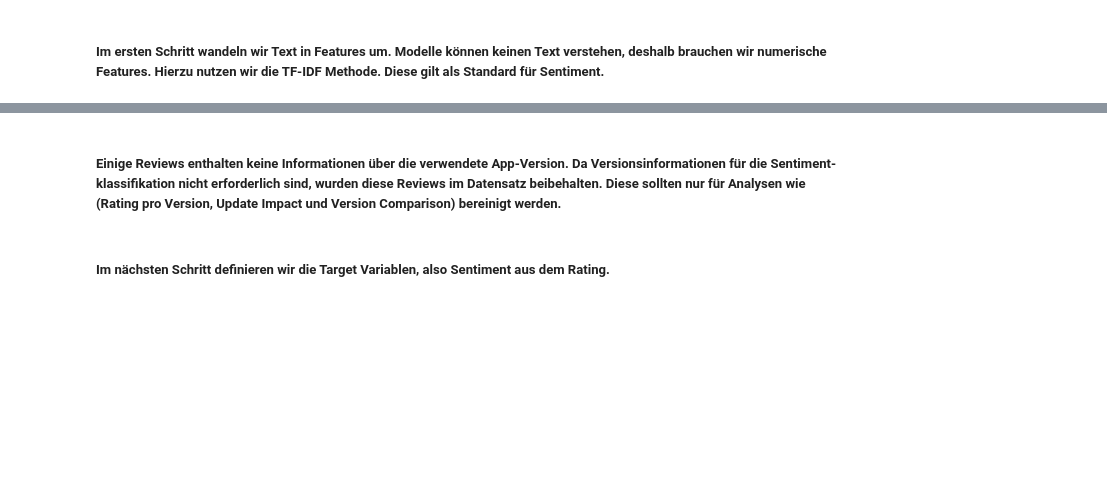
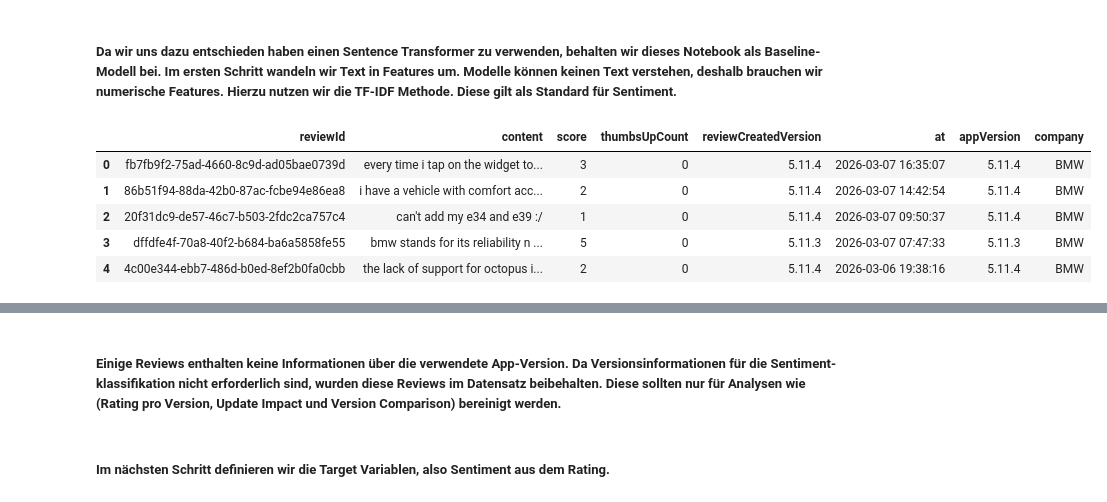
Before and after one commit to Ayhan91691/Capstone_Martin_Ayhan, a Jupyter notebook: notebooks/04_sentiment_model.ipynb, the cells around one changed output, grey strips where cells are left out. Drawn from its saved outputs; the diff is of its cells as text; code cells hidden in the pictures; blank space fills up the shorter version.

```diff
--- a/notebooks/04_sentiment_model.ipynb
+++ b/notebooks/04_sentiment_model.ipynb
@@ -1,5 +1,5 @@
 # %% [markdown]
-##### Im ersten Schritt wandeln wir Text in Features um. Modelle können keinen Text verstehen, deshalb brauchen wir numerische Features. Hierzu nutzen wir die TF-IDF Methode. Diese gilt als Standard für Sentiment.
+##### Da wir uns dazu entschieden haben einen Sentence Transformer zu verwenden, behalten wir dieses Notebook als Baseline-Modell bei. Im ersten Schritt wandeln wir Text in Features um. Modelle können keinen Text verstehen, deshalb brauchen wir numerische Features. Hierzu nutzen wir die TF-IDF Methode. Diese gilt als Standard für Sentiment.
 # %%
 import pandas as pd
 from sklearn.feature_extraction.text import TfidfVectorizer
@@ -12,3 +9,12 @@ df=df.dropna(subset=["lemmatized_text"])
+# %%
+df.head()
+# %% [output]
+|  | reviewId | content | score | thumbsUpCount | reviewCreatedVersion | at | appVersion | company |
+| 0 | fb7fb9f2-75ad-4660-8c9d-ad05bae0739d | every time i tap on the widget to... | 3 | 0 | 5.11.4 | 2026-03-07 16:35:07 | 5.11.4 | BMW |
+| 1 | 86b51f94-88da-42b0-87ac-fcbe94e86ea8 | i have a vehicle with comfort acc... | 2 | 0 | 5.11.4 | 2026-03-07 14:42:54 | 5.11.4 | BMW |
+| 2 | 20f31dc9-de57-46c7-b503-2fdc2ca757c4 | can't add my e34 and e39 :/ | 1 | 0 | 5.11.4 | 2026-03-07 09:50:37 | 5.11.4 | BMW |
+| 3 | dffdfe4f-70a8-40f2-b684-ba6a5858fe55 | bmw stands for its reliability n ... | 5 | 0 | 5.11.3 | 2026-03-07 07:47:33 | 5.11.3 | BMW |
+| 4 | 4c00e344-ebb7-486d-b0ed-8ef2b0fa0cbb | the lack of support for octopus i... | 2 | 0 | 5.11.4 | 2026-03-06 19:38:16 | 5.11.4 | BMW |
 # %%
 df.isna().sum()
 # %% [output]
```
Also changed, not shown: parts of 23 cells of this notebook, 10 other files.
